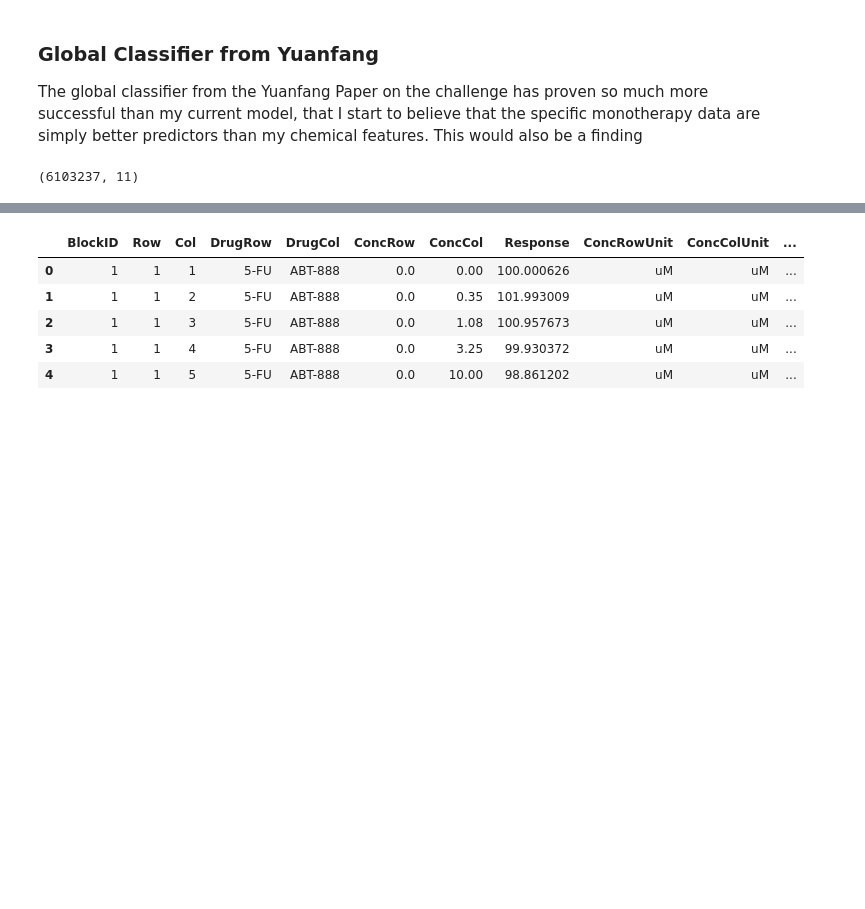
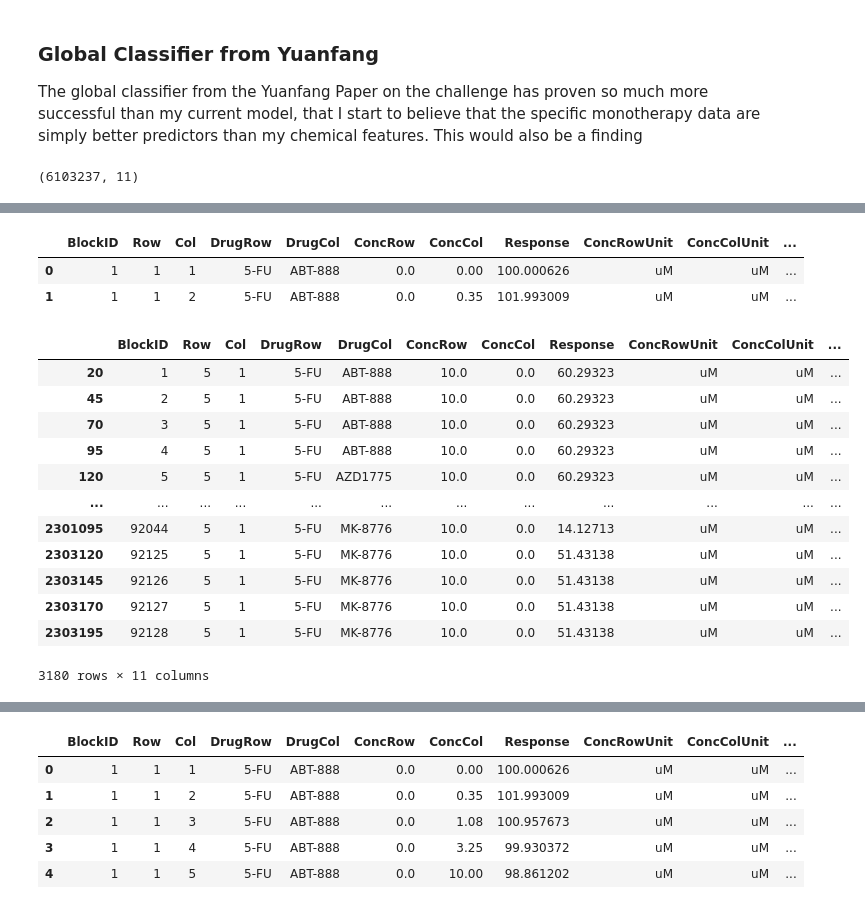
Before and after one commit to stefanhuber1510/marbleProject, a Jupyter notebook: scoring/reconstructGlobalClassifier.ipynb, the cells around one changed output, grey strips where cells are left out. Cells and saved outputs as stored; diff of their text form; code cells hidden in the pictures; blank space fills up the shorter version.

```diff
--- a/scoring/reconstructGlobalClassifier.ipynb
+++ b/scoring/reconstructGlobalClassifier.ipynb
@@ -27,0 +14,24 @@ df1.groupby("source").count()
+# %%
+data = df1[df1["source"]=="ONEIL"]
+del df1
+data.head(2)
+# %% [output]
+|  | BlockID | Row | Col | DrugRow | DrugCol | ConcRow | ConcCol | Response | ConcRowUnit | ConcColUnit | ... |
+| 0 | 1 | 1 | 1 | 5-FU | ABT-888 | 0.0 | 0.00 | 100.000626 | uM | uM | ... |
+| 1 | 1 | 1 | 2 | 5-FU | ABT-888 | 0.0 | 0.35 | 101.993009 | uM | uM | ... |
+# %%
+data[data["DrugRow"]=="5-FU"][data["ConcCol"]==0][data["ConcRow"]==10]
+# %% [output]
+|  | BlockID | Row | Col | DrugRow | DrugCol | ConcRow | ConcCol | Response | ConcRowUnit | ConcColUnit | ... |
+| 20 | 1 | 5 | 1 | 5-FU | ABT-888 | 10.0 | 0.0 | 60.29323 | uM | uM | ... |
+| 45 | 2 | 5 | 1 | 5-FU | ABT-888 | 10.0 | 0.0 | 60.29323 | uM | uM | ... |
+| 70 | 3 | 5 | 1 | 5-FU | ABT-888 | 10.0 | 0.0 | 60.29323 | uM | uM | ... |
+| 95 | 4 | 5 | 1 | 5-FU | ABT-888 | 10.0 | 0.0 | 60.29323 | uM | uM | ... |
+| 120 | 5 | 5 | 1 | 5-FU | AZD1775 | 10.0 | 0.0 | 60.29323 | uM | uM | ... |
+| ... | ... | ... | ... | ... | ... | ... | ... | ... | ... | ... | ... |
+| 2301095 | 92044 | 5 | 1 | 5-FU | MK-8776 | 10.0 | 0.0 | 14.12713 | uM | uM | ... |
+| 2303120 | 92125 | 5 | 1 | 5-FU | MK-8776 | 10.0 | 0.0 | 51.43138 | uM | uM | ... |
+| 2303145 | 92126 | 5 | 1 | 5-FU | MK-8776 | 10.0 | 0.0 | 51.43138 | uM | uM | ... |
+| 2303170 | 92127 | 5 | 1 | 5-FU | MK-8776 | 10.0 | 0.0 | 51.43138 | uM | uM | ... |
+| 2303195 | 92128 | 5 | 1 | 5-FU | MK-8776 | 10.0 | 0.0 | 51.43138 | uM | uM | ... |
+3180 rows × 11 columns
```
Also changed, not shown: parts of 5 cells of this notebook, 1 other file.
